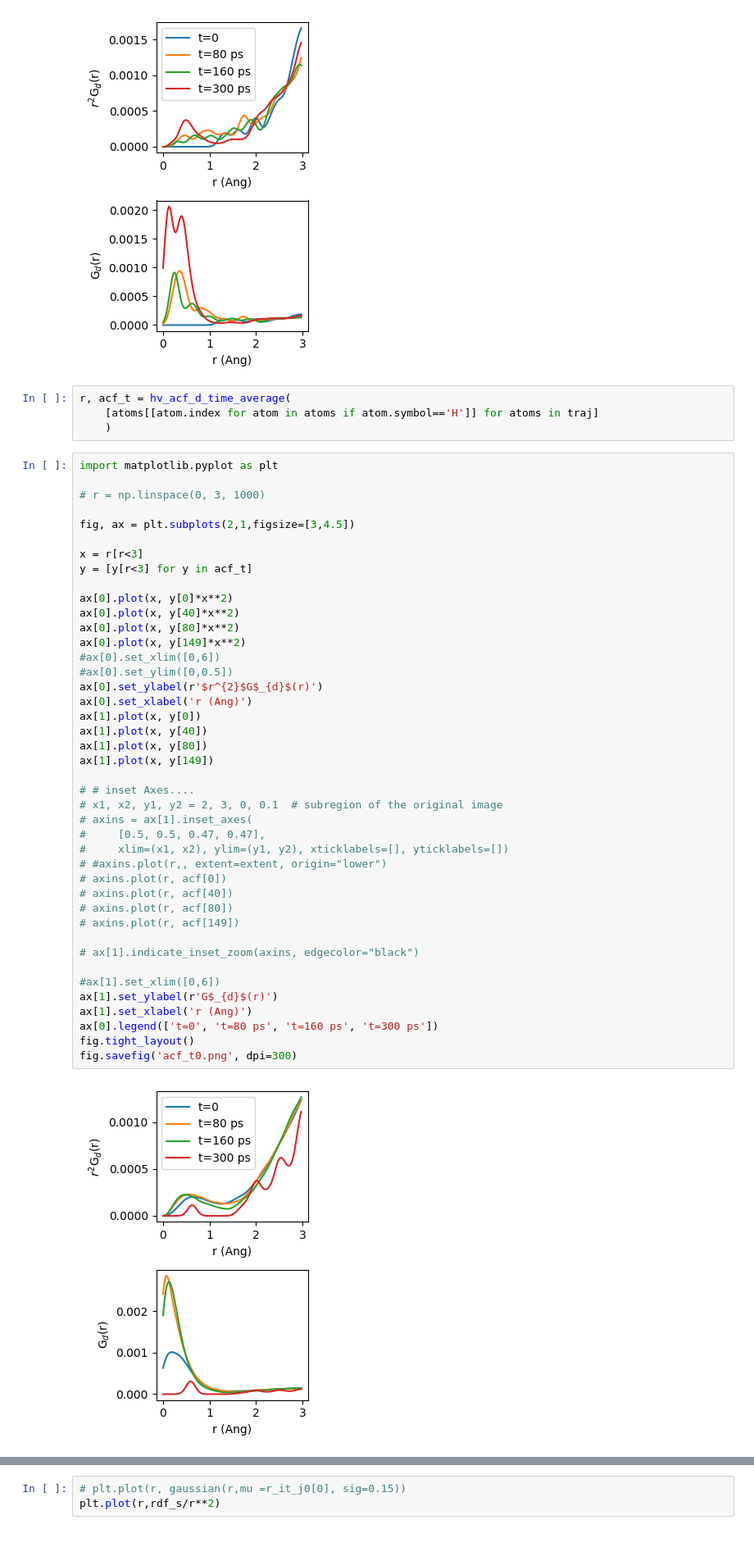
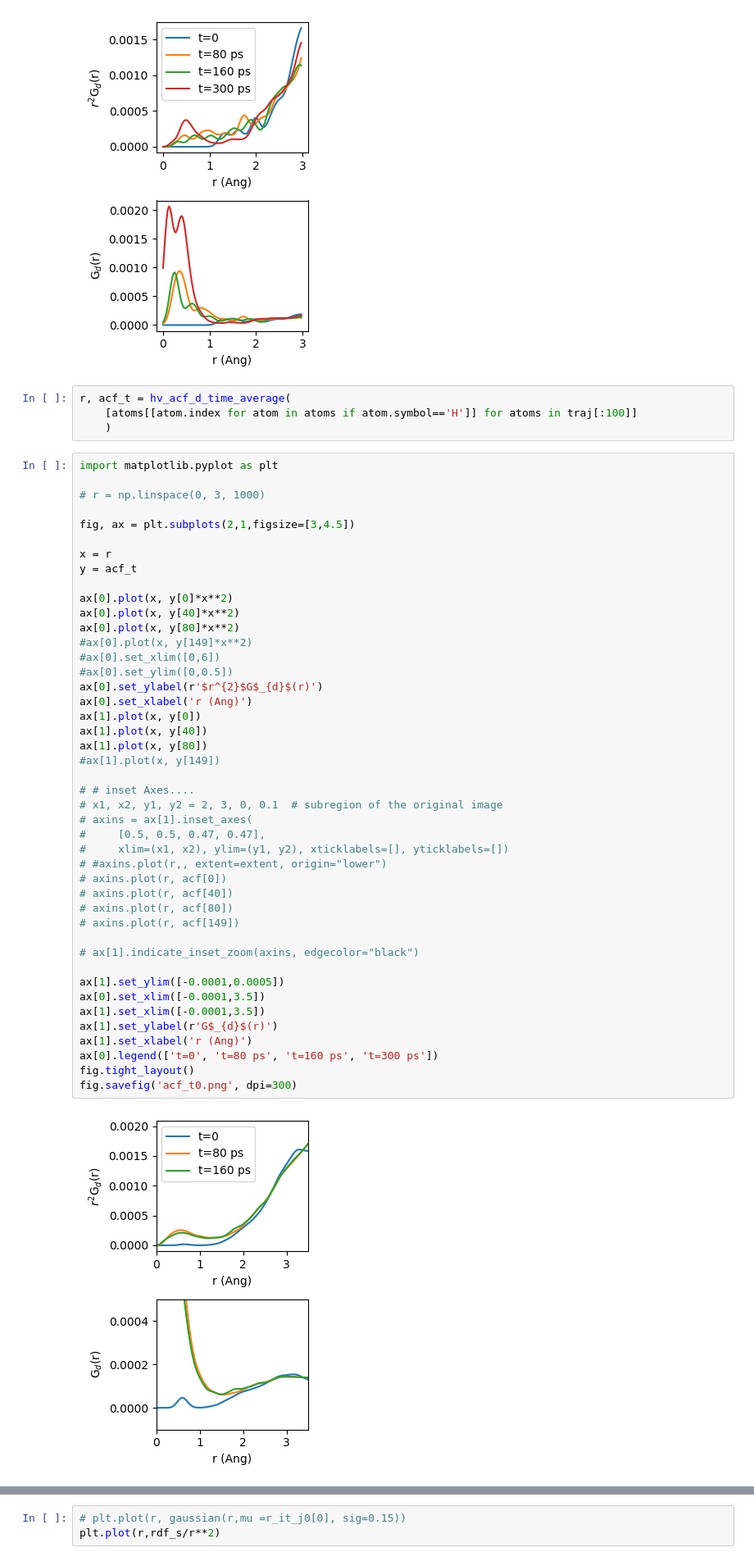
Before and after one commit to jingsk/perovskite_traj_analysis, a Jupyter notebook: vh_acf_prototype.ipynb, the cells around one changed output, grey strips where cells are left out. Shown: that part at 82% size. Cells and saved outputs as stored; diff of their text form.

```diff
--- a/vh_acf_prototype.ipynb
+++ b/vh_acf_prototype.ipynb
@@ -150,7 +250,7 @@ fig.savefig('acf.png', dpi=300)
 [figure]
 # %%
 r, acf_t = hv_acf_d_time_average(
-    [atoms[[atom.index for atom in atoms if atom.symbol=='H']] for atoms in traj]
+    [atoms[[atom.index for atom in atoms if atom.symbol=='H']] for atoms in traj[:100]]
     )
 # %%
 import matplotlib.pyplot as plt
@@ -159,40 +259,42 @@ import matplotlib.pyplot as plt
 
 fig, ax = plt.subplots(2,1,figsize=[3,4.5])
 
-x = r[r<3]
-y = [y[r<3] for y in acf_t]
+x = r
+y = acf_t
 
 ax[0].plot(x, y[0]*x**2)
 ax[0].plot(x, y[40]*x**2)
 ax[0].plot(x, y[80]*x**2)
-ax[0].plot(x, y[149]*x**2)
+#ax[0].plot(x, y[149]*x**2)
 #ax[0].set_xlim([0,6])
 #ax[0].set_ylim([0,0.5])
 ax[0].set_ylabel(r'$r^{2}$G$_{d}$(r)')
 ax[0].set_xlabel('r (Ang)')
 ax[1].plot(x, y[0])
 ax[1].plot(x, y[40])
 ax[1].plot(x, y[80])
-ax[1].plot(x, y[149])
+#ax[1].plot(x, y[149])
 
 # # inset Axes....
 # x1, x2, y1, y2 = 2, 3, 0, 0.1  # subregion of the original image
 # axins = ax[1].inset_axes(
 #     [0.5, 0.5, 0.47, 0.47],
 #     xlim=(x1, x2), ylim=(y1, y2), xticklabels=[], yticklabels=[])
 # #axins.plot(r,, extent=extent, origin="lower")
 # axins.plot(r, acf[0])
 # axins.plot(r, acf[40])
 # axins.plot(r, acf[80])
 # axins.plot(r, acf[149])
 
 # ax[1].indicate_inset_zoom(axins, edgecolor="black")
 
-#ax[1].set_xlim([0,6])
+ax[1].set_ylim([-0.0001,0.0005])
+ax[0].set_xlim([-0.0001,3.5])
+ax[1].set_xlim([-0.0001,3.5])
 ax[1].set_ylabel(r'G$_{d}$(r)')
 ax[1].set_xlabel('r (Ang)')
 ax[0].legend(['t=0', 't=80 ps', 't=160 ps', 't=300 ps'])
 fig.tight_layout()
 fig.savefig('acf_t0.png', dpi=300)
 # %% [output]
-[figure, old version]
+[figure, new version]
```
Also changed, not shown: parts of 16 cells of this notebook, 5 other files.
